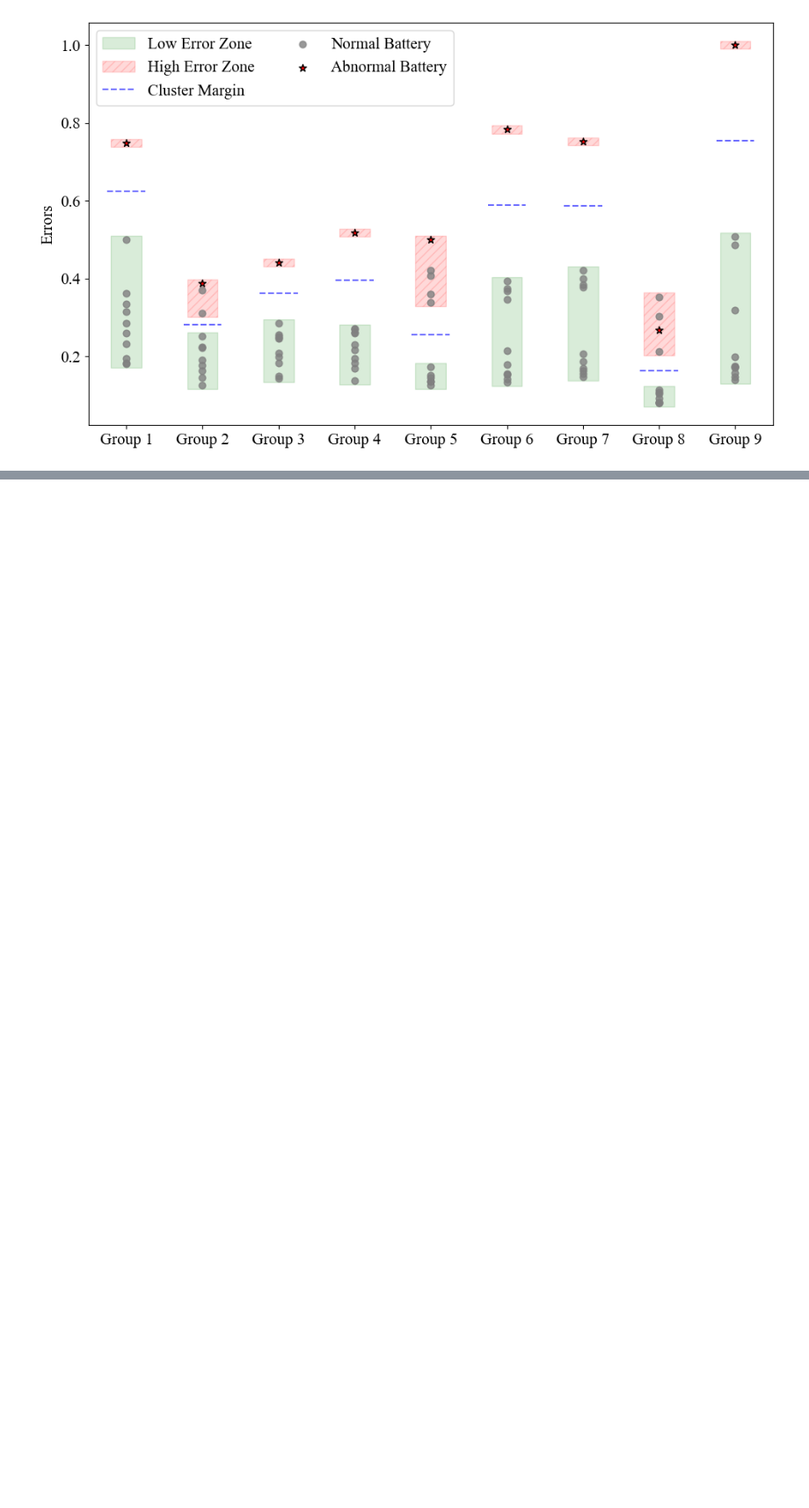
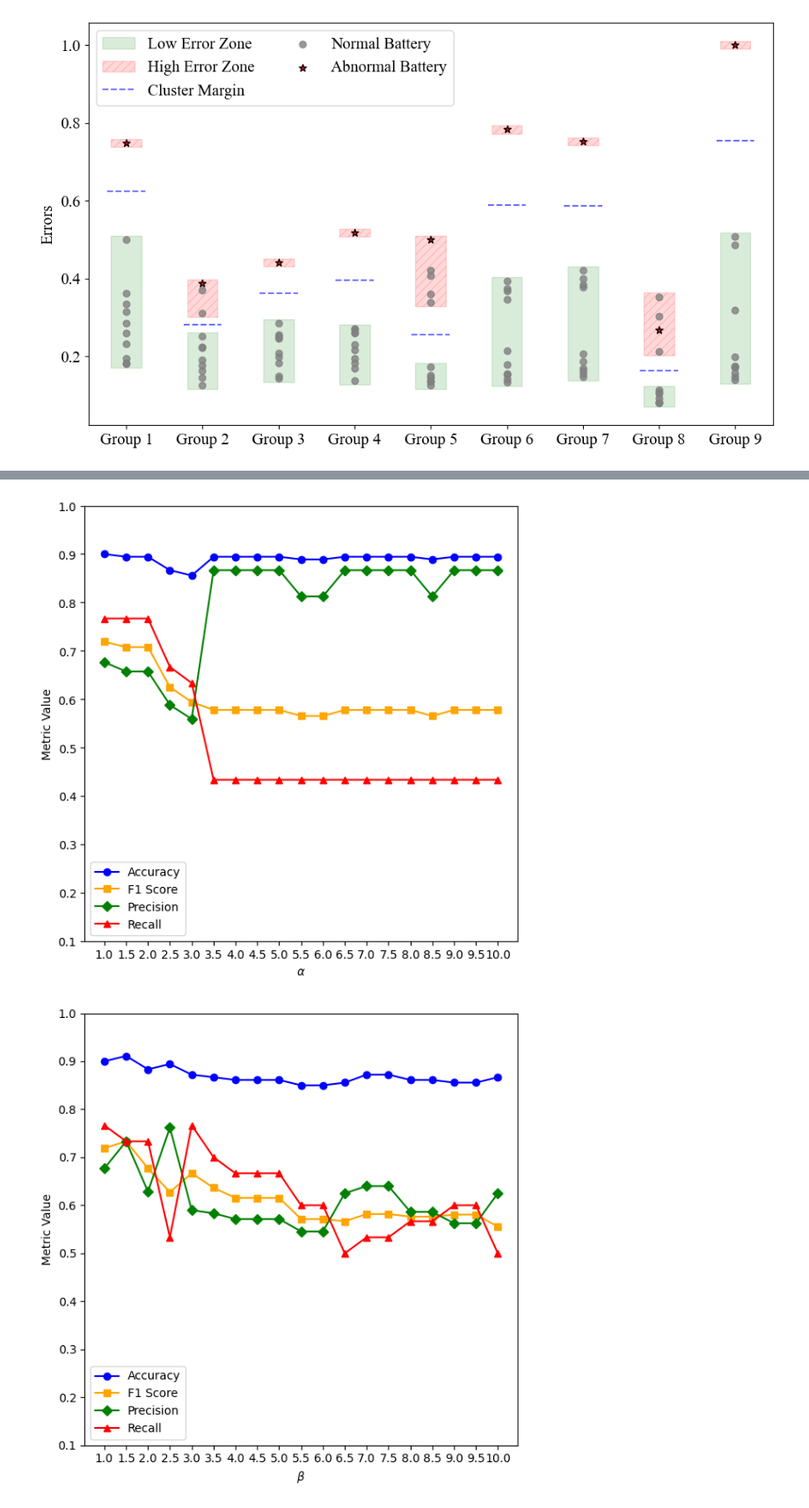
Before and after one commit to tpnam0901/DRAD, a Jupyter notebook: DRAD/plot.ipynb, the cells around one changed output, grey strips where cells are left out. Shown at 88% size. Drawn from its saved outputs; the diff is of its cells as text; code cells hidden in the pictures; blank space fills up the shorter version.

```diff
--- a/DRAD/plot.ipynb
+++ b/DRAD/plot.ipynb
@@ -304,0 +305,56 @@ plt.show()
+# %%
+import pandas as pd
+import matplotlib.pyplot as plt
+
+# Define metrics
+metrics = ['Accuracy', 'F1', 'Precision', 'Recall']
+labels = ['Accuracy', 'F1 Score', 'Precision', 'Recall']
+colors = ['blue', 'orange', 'green', 'red']
+markers = ['o', 's', 'D', '^']
+
+# --- Alpha = 1 fixed ---
+df = pd.read_csv("b1alpha1.csv")
+x_alpha = df["Beta"]  # beta values
+line_acc = df["Accuracy"]
+line_f1 = df["F1"]
+line_pre = df["Precision"]
+line_rec = df["Recall"]
+plt.figure(figsize=(6,6))
+for line, label, color, marker in zip([line_acc, line_f1, line_pre, line_rec], labels, colors, markers):
+    plt.plot(x_alpha, line, marker=marker, color=color, label=label)
+# plt.title("Alpha = 1 fixed (1vsX)")
+# plt.xlabel("Beta")
+plt.xlabel("$\\alpha$") # Changed to Alpha for consistency with the paper
+plt.ylabel("Metric Value")
+plt.ylim(0.1, 1.0)
+plt.xticks(x_alpha)
+plt.legend()
+plt.tight_layout()
+plt.savefig("b1_abla_alpha1_fixed.png", dpi=300)
+plt.show()
+
+# --- Beta = 1 fixed ---
+df = pd.read_csv("b1beta1.csv")
+x_beta = df["Alpha"]  # alpha values
+line_acc = df["Accuracy"]
+line_f1 = df["F1"]
+line_pre = df["Precision"]
+line_rec = df["Recall"]
+
+plt.figure(figsize=(6,6))
+for line, label, color, marker in zip([line_acc, line_f1, line_pre, line_rec], labels, colors, markers):
+    plt.plot(x_beta, line, marker=marker, color=color, label=label)
+
+# plt.title("Beta = 1 fixed (Xvs1)")
+# plt.xlabel("Alpha")
+plt.xlabel("$\\beta$") # Changed to Beta for consistency with the paper
+plt.ylabel("Metric Value")
+plt.ylim(0.1, 1.0)
+plt.xticks(x_beta)
+plt.legend()
+plt.tight_layout()
+plt.savefig("b1_abla_beta1_fixed.png", dpi=300)
+plt.show()
+# %% [output]
+[figure, added]
+[figure, added]
```
Also changed, not shown: parts of 1 cell of this notebook, 4 other files.
